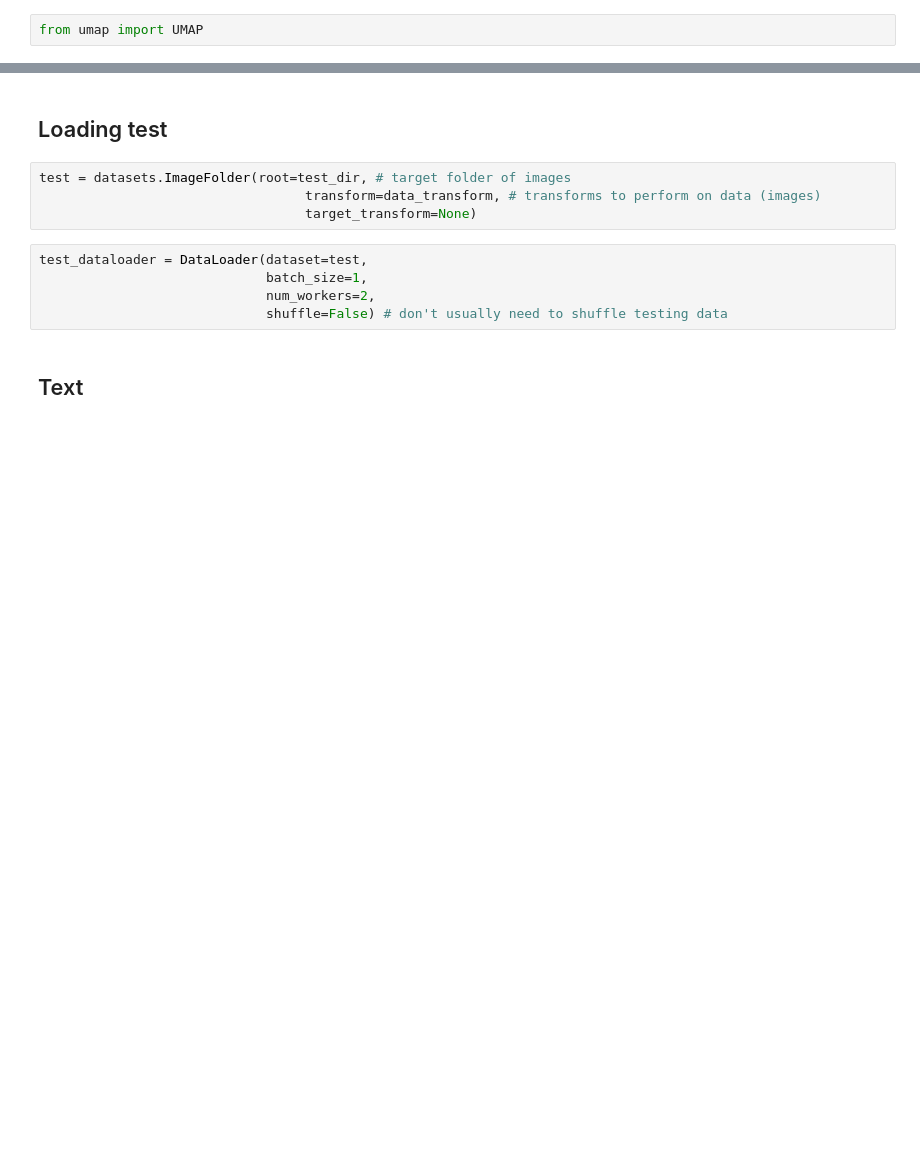
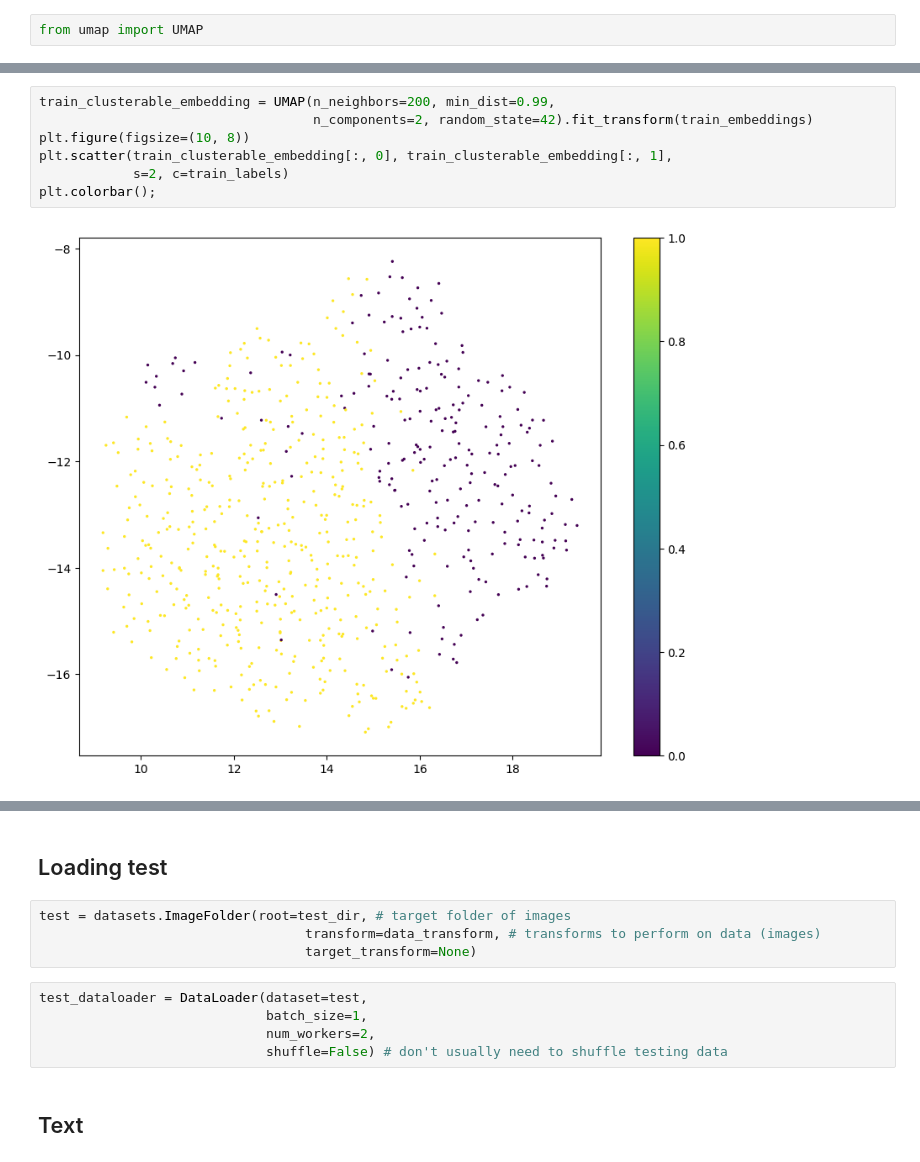
Before and after one commit to lili-alsh/Generated_images, a Jupyter notebook: Контур.ipynb, the cells around one changed output, grey strips where cells are left out. Cells and saved outputs as stored; diff of their text form; blank space fills up the shorter version.

```diff
--- a/Контур.ipynb
+++ b/Контур.ipynb
@@ -705,0 +731,9 @@ from umap import UMAP
+# %%
+train_clusterable_embedding = UMAP(n_neighbors=200, min_dist=0.99,
+                                   n_components=2, random_state=42).fit_transform(train_embeddings)
+plt.figure(figsize=(10, 8))
+plt.scatter(train_clusterable_embedding[:, 0], train_clusterable_embedding[:, 1],
+            s=2, c=train_labels)
+plt.colorbar();
+# %% [output]
+[figure, added]
```
Also changed, not shown: parts of 26 cells of this notebook.
